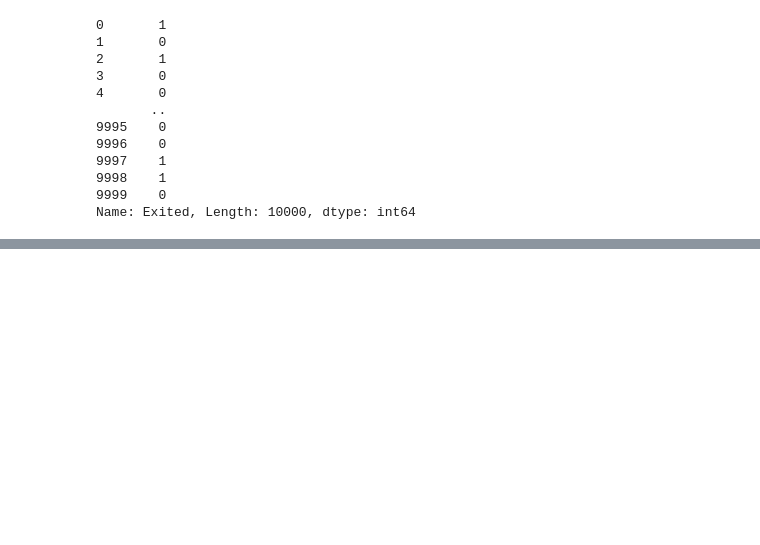
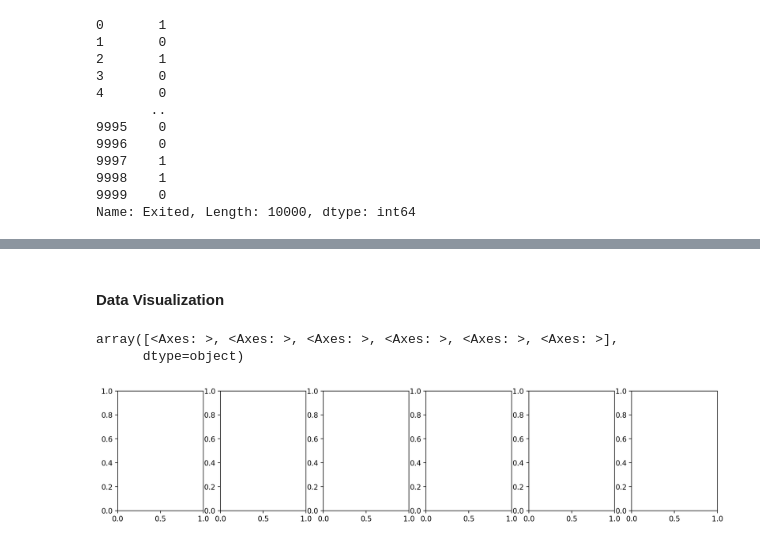
Before and after one commit to Afiq139/Data_Science-AI, a Jupyter notebook: Python_Deep_Learning_&_Artificial_Intelligence/5_End_to_End_Deep_Learning_Project/9_Data_Visualization_Part_1/1_Data_Visualization_part_1.ipynb, the cells around one changed output, grey strips where cells are left out. Drawn from its saved outputs; the diff is of its cells as text; code cells hidden in the pictures; blank space fills up the shorter version.

```diff
--- a/Python_Deep_Learning_&_Artificial_Intelligence/5_End_to_End_Deep_Learning_Project/9_Data_Visualization_Part_1/1_Data_Visualization_part_1.ipynb
+++ b/Python_Deep_Learning_&_Artificial_Intelligence/5_End_to_End_Deep_Learning_Project/9_Data_Visualization_Part_1/1_Data_Visualization_part_1.ipynb
@@ -57,0 +58,12 @@ sns.countplot(x=y)
+# %% [markdown]
+#### Data Visualization
+# %%
+plt.rcParams['figure.figsize'] = (15,3)
+plt.rcParams['figure.dpi'] = 200
+
+fig,ax = plt.subplots(1,6)
+ax
+# %% [output]
+array([<Axes: >, <Axes: >, <Axes: >, <Axes: >, <Axes: >, <Axes: >],
+      dtype=object)
+[figure, added]
```
Also changed, not shown: parts of 1 cell of this notebook.
